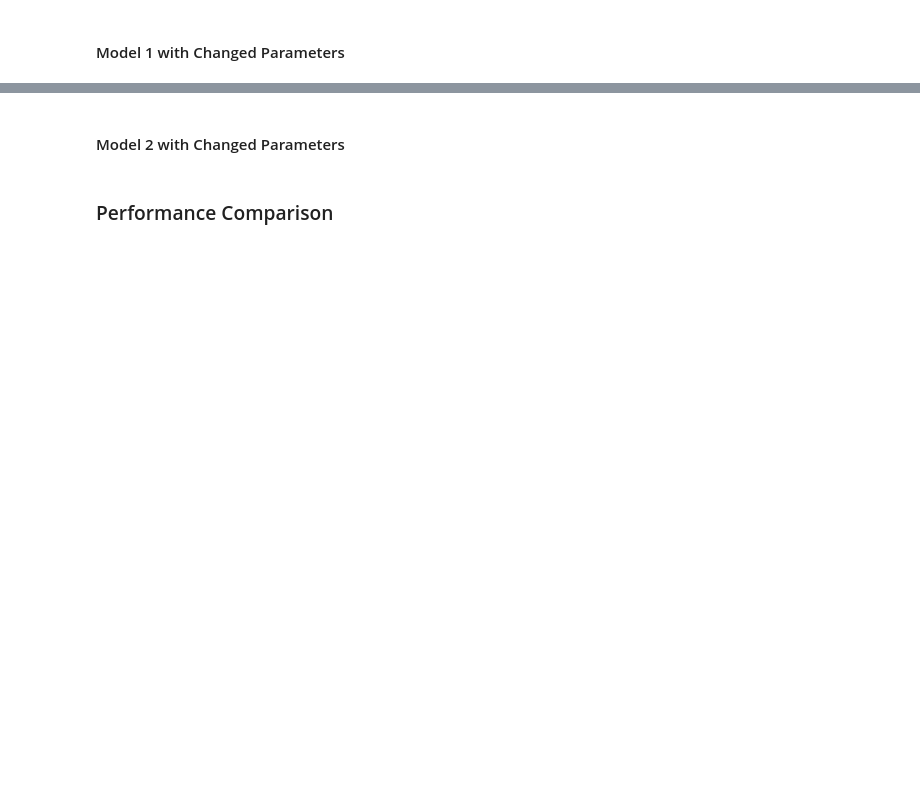
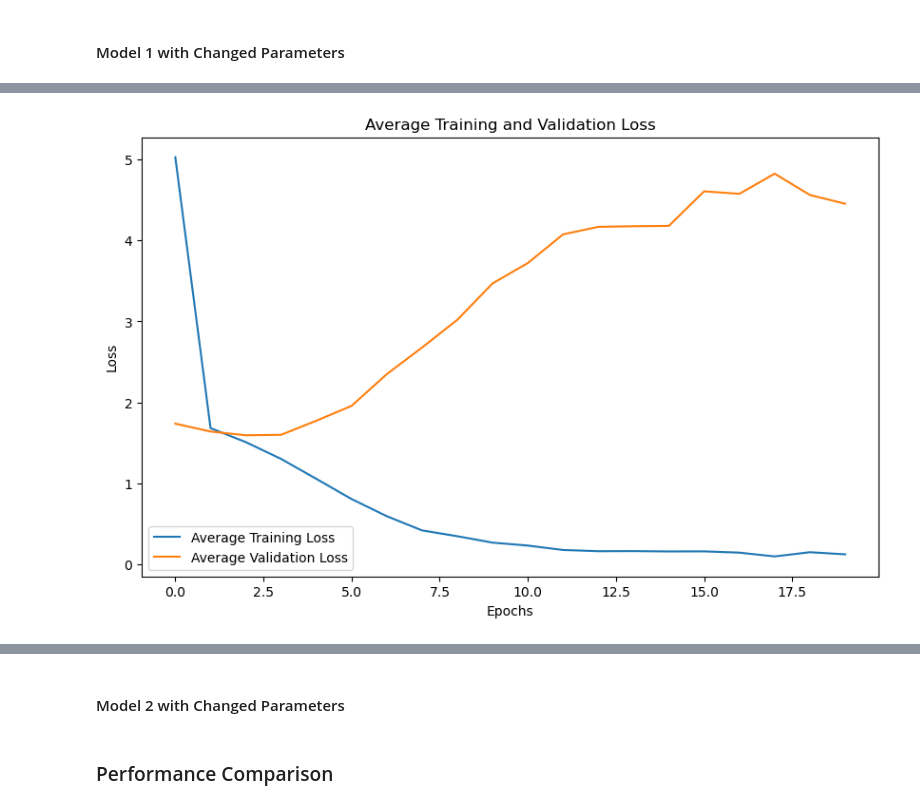
Before and after one commit to KayM586/ML6, a Jupyter notebook: Katherine.ipynb, the cells around one changed output, grey strips where cells are left out. Drawn from its saved outputs; the diff is of its cells as text; code cells hidden in the pictures; blank space fills up the shorter version.

```diff
--- a/Katherine.ipynb
+++ b/Katherine.ipynb
@@ -418,25 +430,27 @@ for train_index, test_index in skf.split(X, labels_encoded):
 # %%
 # Get the number of epochs from one of the training histories
 num_epochs = len(training_results_model2_1[0]['loss'])
 
 # Initialize lists to store the average loss and validation loss across all instances
 avg_loss2_1 = []
 avg_val_loss2_1 = []
 
 # Calculate the average loss and validation loss for each epoch
 for epoch in range(num_epochs):
     epoch_loss = [result['loss'][epoch] for result in training_results_model2_1]
     epoch_val_loss = [result['val_loss'][epoch] for result in training_results_model2_1]
 
-    avg_loss1_1.append(np.mean(epoch_loss))
+    avg_loss2_1.append(np.mean(epoch_loss))
     avg_val_loss2_1.append(np.mean(epoch_val_loss))
 
 # Plot the average training and validation loss across all instances
 plt.figure(figsize=(10, 6))
 plt.plot(avg_loss2_1, label='Average Training Loss')
 plt.plot(avg_val_loss2_1, label='Average Validation Loss')
 plt.xlabel('Epochs')
 plt.ylabel('Loss')
 plt.title('Average Training and Validation Loss')
 plt.legend()
 plt.show()
+# %% [output]
+[figure, added]
```
Also changed, not shown: parts of 12 cells of this notebook.
